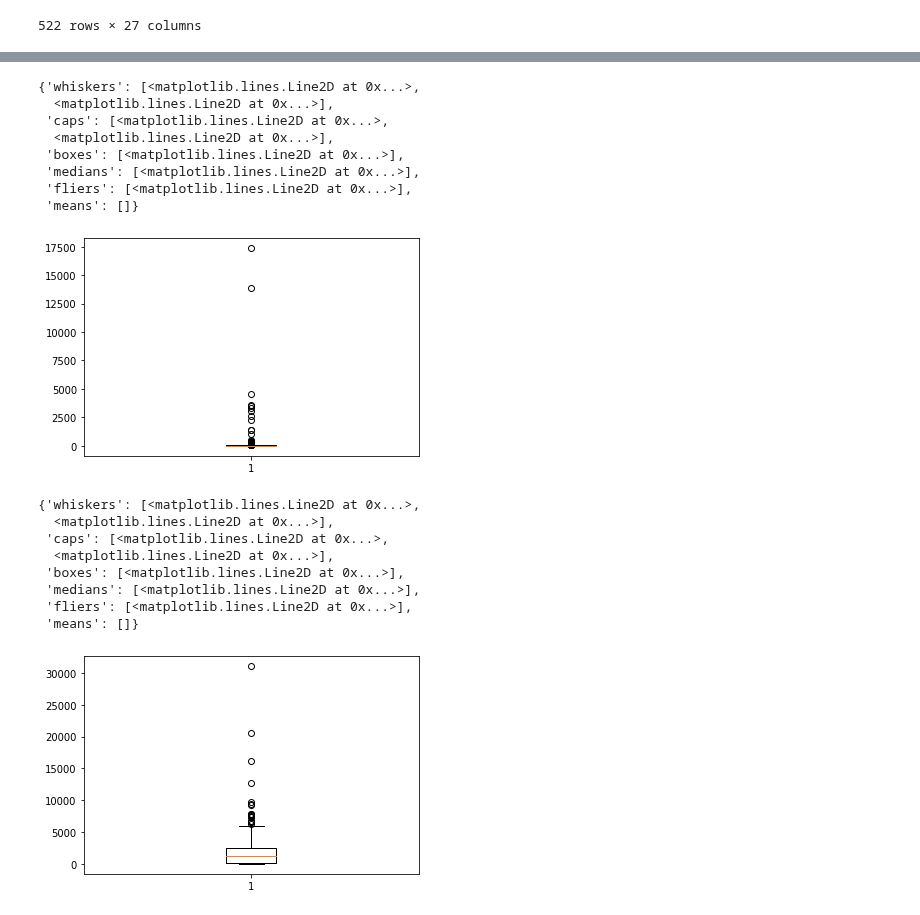
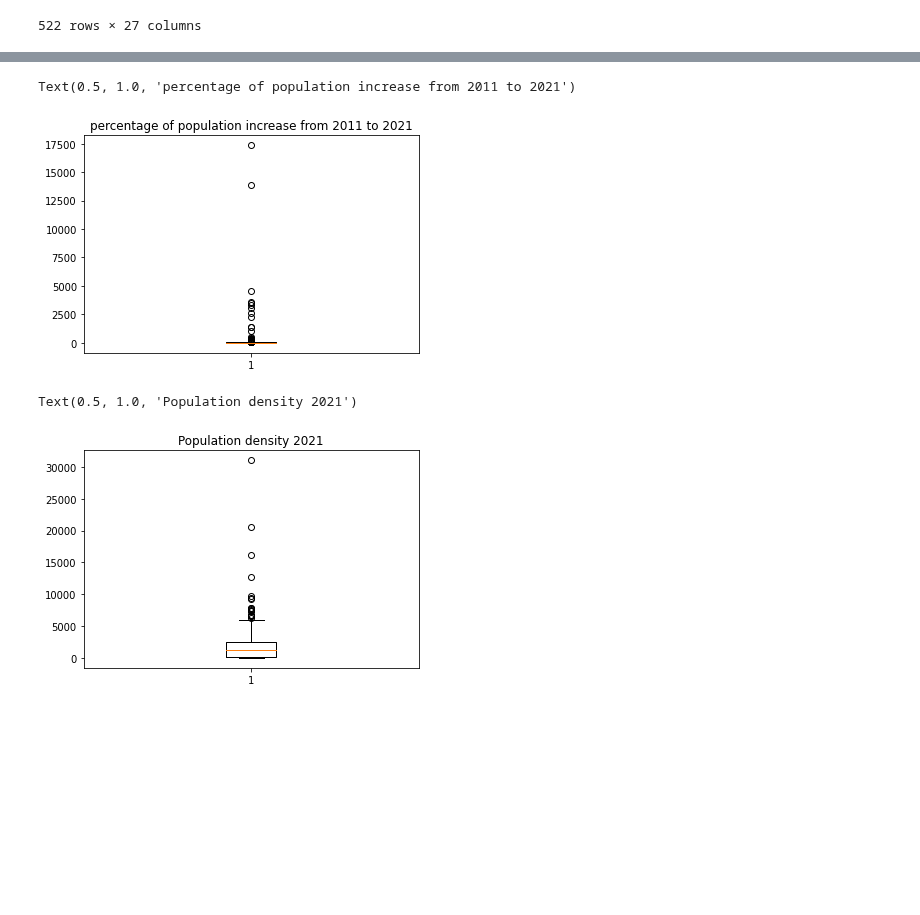
Before and after one commit to MAST30034-Applied-Data-Science/generic-real-estate-consulting-project-group-22, a Jupyter notebook: notebooks/population_analyze.ipynb, the cells around one changed output, grey strips where cells are left out. Saved outputs shown, nothing was run; the diff lists cells and outputs as text; code cells hidden in the pictures; blank space fills up the shorter version.

```diff
--- a/notebooks/population_analyze.ipynb
+++ b/notebooks/population_analyze.ipynb
@@ -47,26 +35,14 @@ plt.boxplot(df["2011-2021no"])
 # %%
 plt.boxplot(df["2011-2021%"])
+plt.title("percentage of population increase from 2011 to 2021")
 # %% [output]
-{'whiskers': [<matplotlib.lines.Line2D at 0x...>,
-  <matplotlib.lines.Line2D at 0x...>],
- 'caps': [<matplotlib.lines.Line2D at 0x...>,
-  <matplotlib.lines.Line2D at 0x...>],
- 'boxes': [<matplotlib.lines.Line2D at 0x...>],
- 'medians': [<matplotlib.lines.Line2D at 0x...>],
- 'fliers': [<matplotlib.lines.Line2D at 0x...>],
- 'means': []}
+Text(0.5, 1.0, 'percentage of population increase from 2011 to 2021')
-[figure, old version]
+[figure, new version]
 # %%
 plt.boxplot(df["Population density 2021"])
+plt.title("Population density 2021")
 # %% [output]
-{'whiskers': [<matplotlib.lines.Line2D at 0x...>,
-  <matplotlib.lines.Line2D at 0x...>],
- 'caps': [<matplotlib.lines.Line2D at 0x...>,
-  <matplotlib.lines.Line2D at 0x...>],
- 'boxes': [<matplotlib.lines.Line2D at 0x...>],
- 'medians': [<matplotlib.lines.Line2D at 0x...>],
- 'fliers': [<matplotlib.lines.Line2D at 0x...>],
- 'means': []}
+Text(0.5, 1.0, 'Population density 2021')
-[figure, old version]
+[figure, new version]
 # %%
 plt.boxplot(df.iloc[:,2:23])
```
Also changed, not shown: parts of 7 cells of this notebook.
